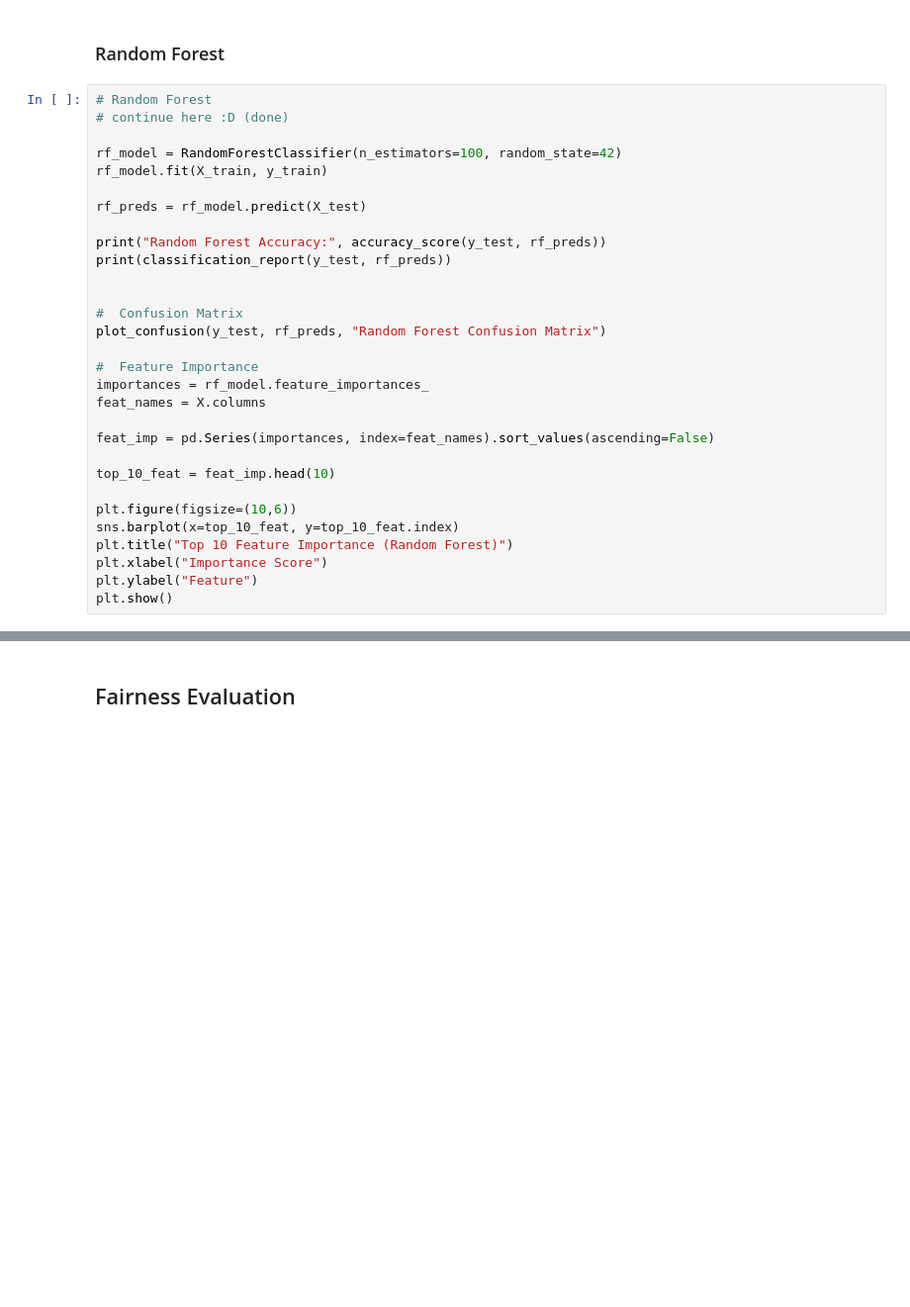
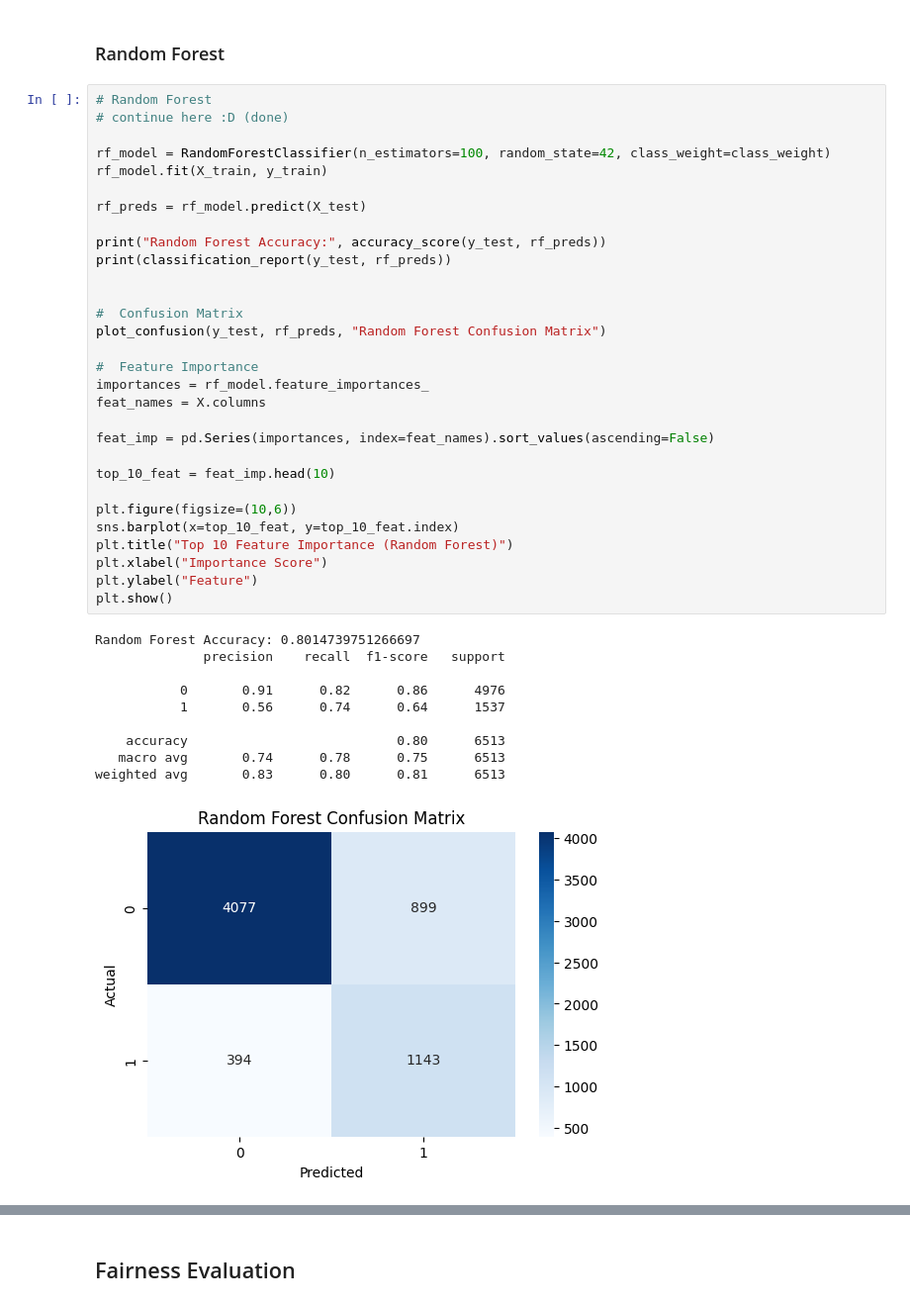
Before and after one commit to EmmanuelGyauAmoakoh/DataScienceProjectITCS227, a Jupyter notebook: FairCreditApprovalPrediction.ipynb, the cells around one changed output, grey strips where cells are left out. Shown at 99% size. Drawn from its saved outputs; the diff is of its cells as text; blank space fills up the shorter version.

```diff
--- a/FairCreditApprovalPrediction.ipynb
+++ b/FairCreditApprovalPrediction.ipynb
@@ -507,30 +511,41 @@ plot_confusion(y_test, log_preds, "Logistic Regression Confusion Matrix")
 # %%
 # Random Forest
 # continue here :D (done)
 
-rf_model = RandomForestClassifier(n_estimators=100, random_state=42)
+rf_model = RandomForestClassifier(n_estimators=100, random_state=42, class_weight=class_weight)
 rf_model.fit(X_train, y_train)
 
 rf_preds = rf_model.predict(X_test)
 
 print("Random Forest Accuracy:", accuracy_score(y_test, rf_preds))
 print(classification_report(y_test, rf_preds))
 
 
 #  Confusion Matrix
 plot_confusion(y_test, rf_preds, "Random Forest Confusion Matrix")
 
 #  Feature Importance
 importances = rf_model.feature_importances_
 feat_names = X.columns
 
 feat_imp = pd.Series(importances, index=feat_names).sort_values(ascending=False)
 
 top_10_feat = feat_imp.head(10)
 
 plt.figure(figsize=(10,6))
 sns.barplot(x=top_10_feat, y=top_10_feat.index)
 plt.title("Top 10 Feature Importance (Random Forest)")
 plt.xlabel("Importance Score")
 plt.ylabel("Feature")
 plt.show()
+# %% [output]
+Random Forest Accuracy: 0.8014739751266697
+              precision    recall  f1-score   support
+
+           0       0.91      0.82      0.86      4976
+           1       0.56      0.74      0.64      1537
+
+    accuracy                           0.80      6513
+   macro avg       0.74      0.78      0.75      6513
+weighted avg       0.83      0.80      0.81      6513
+[figure, added]
```
Also changed, not shown: parts of 12 cells of this notebook.
